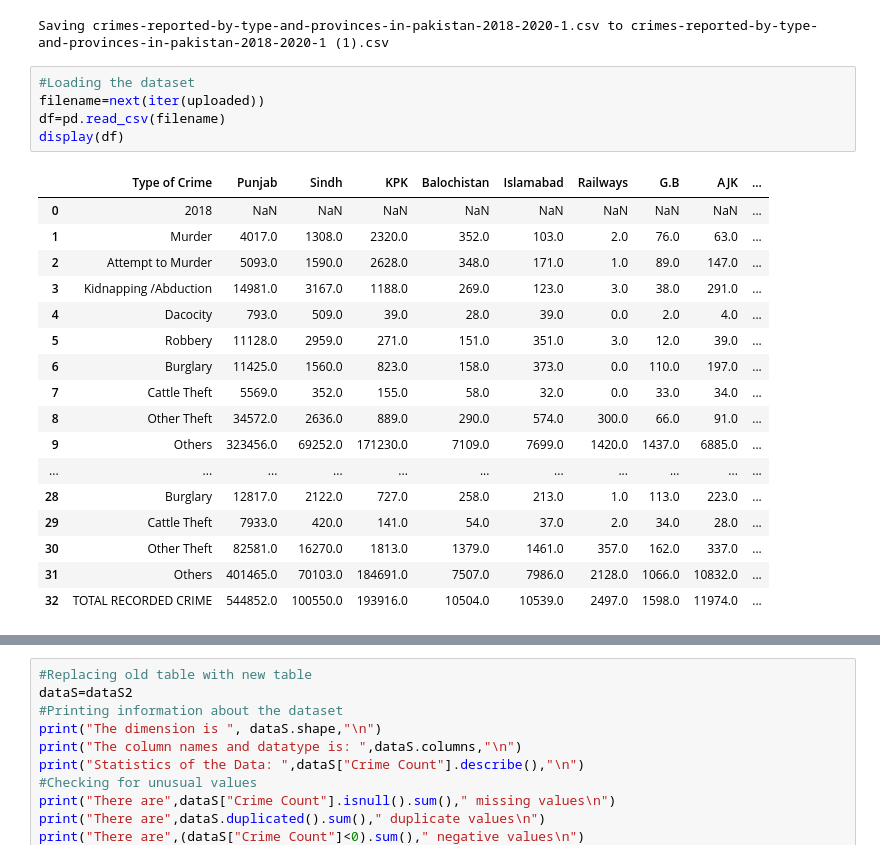
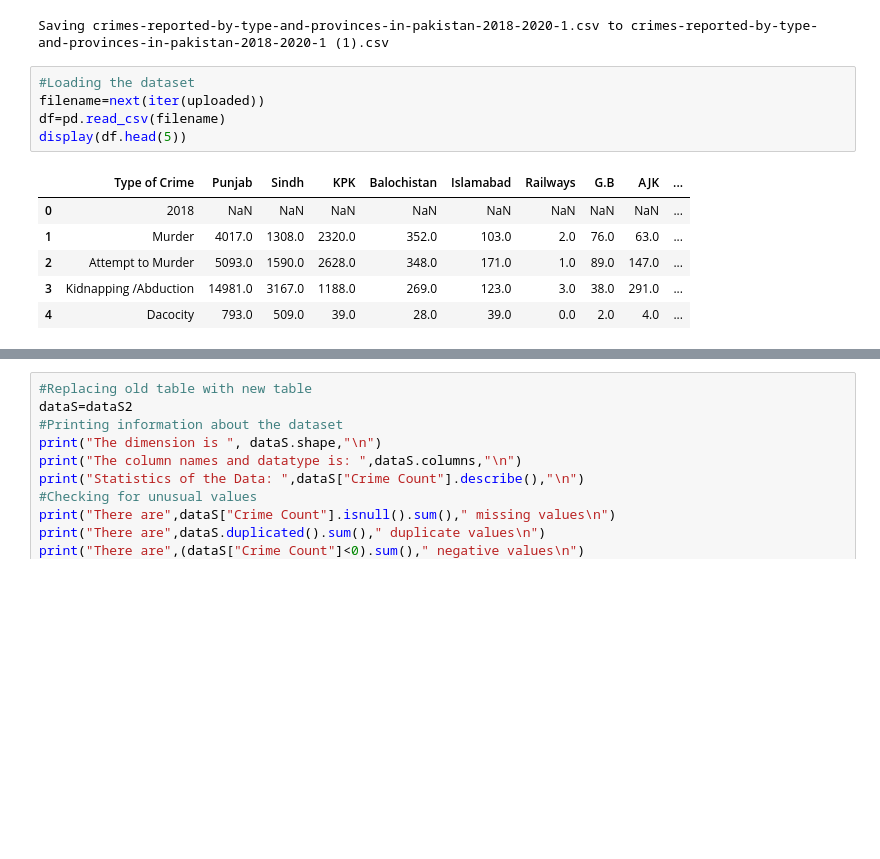
Before and after one commit to hassanfasih131-cpu/Crime_Pakistan, a Jupyter notebook: Crime_Pakistan.ipynb, the cells around one changed output, grey strips where cells are left out. Saved outputs shown, nothing was run; the diff lists cells and outputs as text; blank space fills up the shorter version.

Commit message:
Shortened display data

```diff
--- a/Crime_Pakistan.ipynb
+++ b/Crime_Pakistan.ipynb
@@ -42,26 +42,15 @@ Saving crimes-reported-by-type-and-provinces-in-pakistan-2018-2020-1.csv to crim
 # %%
 #Loading the dataset
 filename=next(iter(uploaded))
 df=pd.read_csv(filename)
-display(df)
+display(df.head(5))
 # %% [output]
 |  | Type of Crime | Punjab | Sindh | KPK | Balochistan | Islamabad | Railways | G.B | AJK | ... |
 | 0 | 2018 | NaN | NaN | NaN | NaN | NaN | NaN | NaN | NaN | ... |
 | 1 | Murder | 4017.0 | 1308.0 | 2320.0 | 352.0 | 103.0 | 2.0 | 76.0 | 63.0 | ... |
 | 2 | Attempt to Murder | 5093.0 | 1590.0 | 2628.0 | 348.0 | 171.0 | 1.0 | 89.0 | 147.0 | ... |
 | 3 | Kidnapping /Abduction | 14981.0 | 3167.0 | 1188.0 | 269.0 | 123.0 | 3.0 | 38.0 | 291.0 | ... |
 | 4 | Dacocity | 793.0 | 509.0 | 39.0 | 28.0 | 39.0 | 0.0 | 2.0 | 4.0 | ... |
-| 5 | Robbery | 11128.0 | 2959.0 | 271.0 | 151.0 | 351.0 | 3.0 | 12.0 | 39.0 | ... |
-| 6 | Burglary | 11425.0 | 1560.0 | 823.0 | 158.0 | 373.0 | 0.0 | 110.0 | 197.0 | ... |
-| 7 | Cattle Theft | 5569.0 | 352.0 | 155.0 | 58.0 | 32.0 | 0.0 | 33.0 | 34.0 | ... |
-| 8 | Other Theft | 34572.0 | 2636.0 | 889.0 | 290.0 | 574.0 | 300.0 | 66.0 | 91.0 | ... |
-| 9 | Others | 323456.0 | 69252.0 | 171230.0 | 7109.0 | 7699.0 | 1420.0 | 1437.0 | 6885.0 | ... |
-| ... | ... | ... | ... | ... | ... | ... | ... | ... | ... | ... |
-| 28 | Burglary | 12817.0 | 2122.0 | 727.0 | 258.0 | 213.0 | 1.0 | 113.0 | 223.0 | ... |
-| 29 | Cattle Theft | 7933.0 | 420.0 | 141.0 | 54.0 | 37.0 | 2.0 | 34.0 | 28.0 | ... |
-| 30 | Other Theft | 82581.0 | 16270.0 | 1813.0 | 1379.0 | 1461.0 | 357.0 | 162.0 | 337.0 | ... |
-| 31 | Others | 401465.0 | 70103.0 | 184691.0 | 7507.0 | 7986.0 | 2128.0 | 1066.0 | 10832.0 | ... |
-| 32 | TOTAL RECORDED CRIME | 544852.0 | 100550.0 | 193916.0 | 10504.0 | 10539.0 | 2497.0 | 1598.0 | 11974.0 | ... |
 # %%
 #Cleaning the dataset
 dataS=df.copy() #Creating a copy, to avoid original being ruined
```
Also changed, not shown: parts of 2 cells of this notebook.
